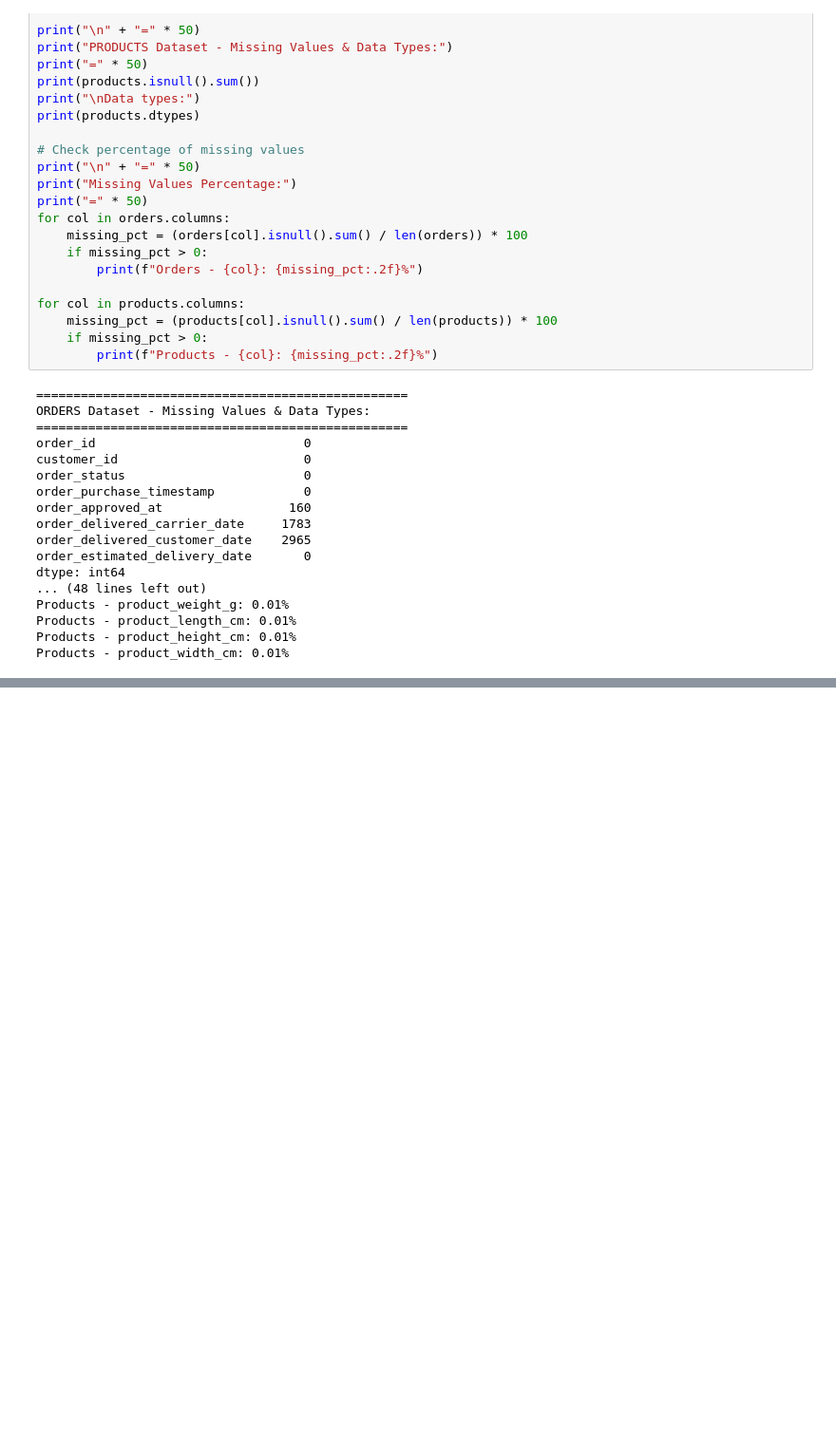
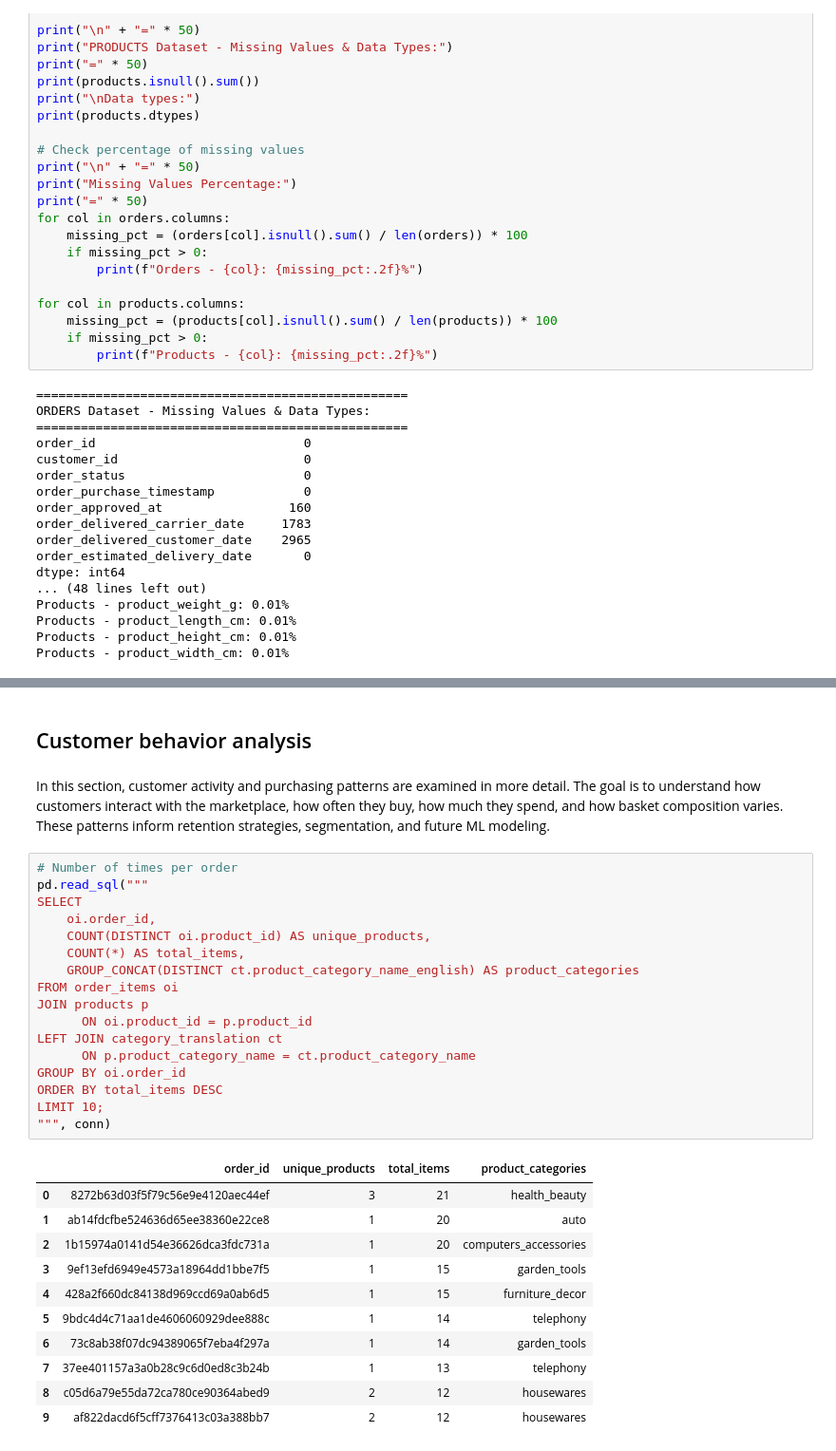
Before and after one commit to DonnahM/E-commerce_performance_insights, a Jupyter notebook: Customer_behavior_trends.ipynb, the cells around one changed output, grey strips where cells are left out. Shown at 95% size. Cells and saved outputs as stored; diff of their text form; blank space fills up the shorter version.

```diff
--- a/Customer_behavior_trends.ipynb
+++ b/Customer_behavior_trends.ipynb
@@ -296,0 +481,34 @@ Duplicates in Category Translation: 0
+# %% [markdown]
+## Customer behavior analysis
+# %% [markdown]
+In this section, customer activity and purchasing patterns are examined in more detail.
+The goal is to understand how customers interact with the marketplace, how often they buy, how much they spend, and how basket composition varies. These patterns inform retention strategies, segmentation, and future ML modeling.
+# %%
+# Number of times per order
+pd.read_sql("""
+SELECT
+    oi.order_id,
+    COUNT(DISTINCT oi.product_id) AS unique_products,
+    COUNT(*) AS total_items,
+    GROUP_CONCAT(DISTINCT ct.product_category_name_english) AS product_categories
+FROM order_items oi
+JOIN products p
+      ON oi.product_id = p.product_id
+LEFT JOIN category_translation ct
+      ON p.product_category_name = ct.product_category_name
+GROUP BY oi.order_id
+ORDER BY total_items DESC
+LIMIT 10;
+""", conn)
+# %% [output]
+|  | order_id | unique_products | total_items | product_categories |
+| 0 | 8272b63d03f5f79c56e9e4120aec44ef | 3 | 21 | health_beauty |
+| 1 | ab14fdcfbe524636d65ee38360e22ce8 | 1 | 20 | auto |
+| 2 | 1b15974a0141d54e36626dca3fdc731a | 1 | 20 | computers_accessories |
+| 3 | 9ef13efd6949e4573a18964dd1bbe7f5 | 1 | 15 | garden_tools |
+| 4 | 428a2f660dc84138d969ccd69a0ab6d5 | 1 | 15 | furniture_decor |
+| 5 | 9bdc4d4c71aa1de4606060929dee888c | 1 | 14 | telephony |
+| 6 | 73c8ab38f07dc94389065f7eba4f297a | 1 | 14 | garden_tools |
+| 7 | 37ee401157a3a0b28c9c6d0ed8c3b24b | 1 | 13 | telephony |
+| 8 | c05d6a79e55da72ca780ce90364abed9 | 2 | 12 | housewares |
+| 9 | af822dacd6f5cff7376413c03a388bb7 | 2 | 12 | housewares |
```
Also changed, not shown: parts of 30 cells of this notebook.
